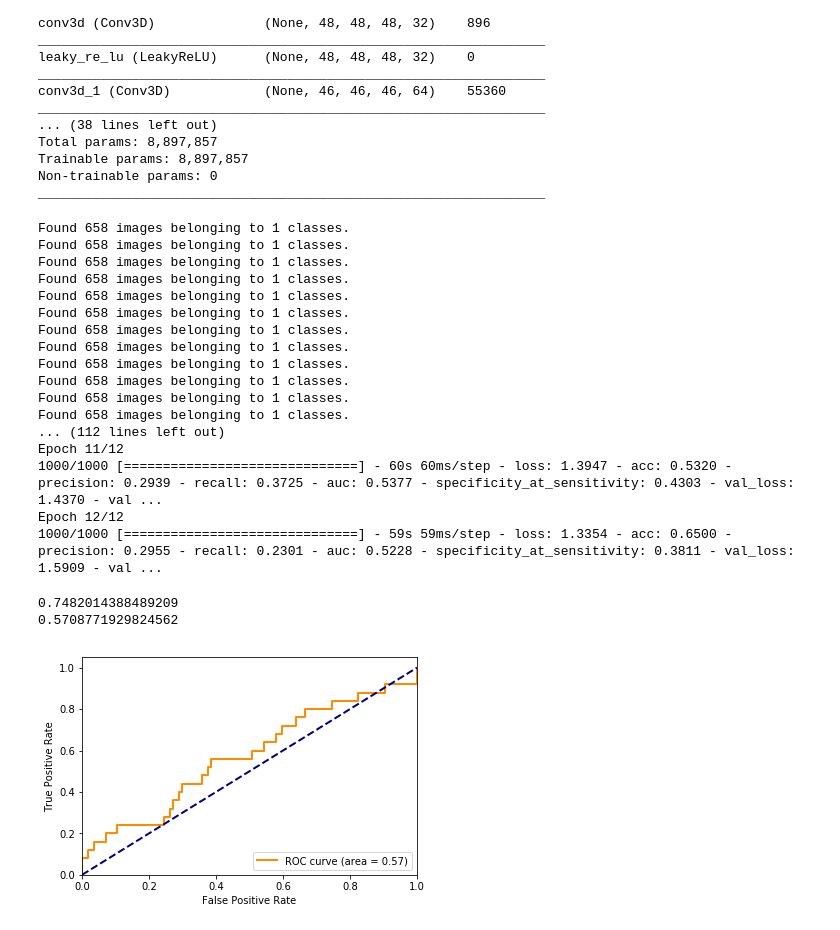
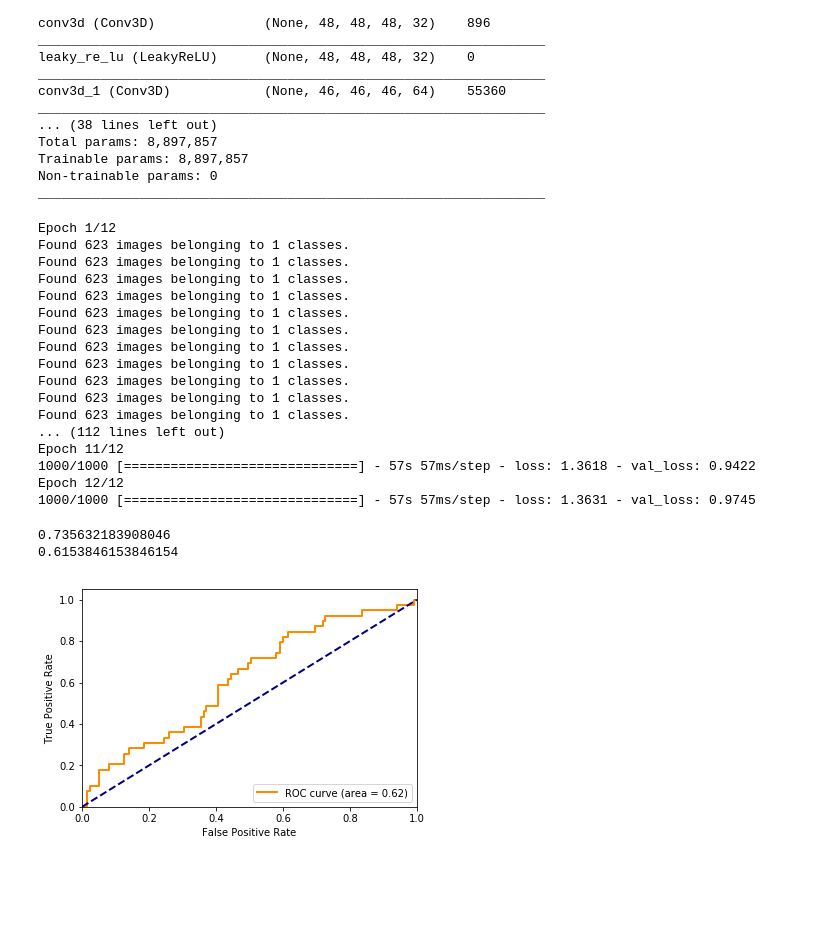
Before and after one commit to maggiebasta/lung-cancer-thesis, a Jupyter notebook: NLST/nlst_train.ipynb, the cells around one changed output. Saved outputs shown, nothing was run; the diff lists cells and outputs as text; code cells hidden in the pictures; blank space fills up the shorter version.

```diff
--- a/NLST/nlst_train.ipynb
+++ b/NLST/nlst_train.ipynb
@@ -86,18 +60,0 @@ show_augmentation('data/nlst_train/image_roi_3d/25/0.tif', image_generator, n_ro
-# %%
-def convert_to_logits(y_pred):
-    y_pred = tf.clip_by_value(
-        y_pred, tf.keras.backend.epsilon(),
-        1 - tf.keras.backend.epsilon()
-    )
-
-    return tf.math.log(y_pred / (1 - y_pred))
-
-
-def weighted_cross_entropy(y_true, y_pred):
-    y_pred = convert_to_logits(y_pred)
-    loss = tf.nn.weighted_cross_entropy_with_logits(
-        logits=y_pred,
-        labels=y_true,
-        pos_weight=1050
-    )
-    return tf.reduce_mean(loss)
@@ -126,0 +61,7 @@ Call initializer instance with the dtype argument instead of passing it to the c
+# %%
+model = CNN_3D(input_shape=(50, 50, 50, 1))
+
+model.compile(
+    optimizer = tf.keras.optimizers.Adam(lr = 5e-5),
+    loss=weighted_cross_entropy,
+)
@@ -153,23 +98,23 @@ model_history = model.fit_generator(
     epochs = 12
 )
 # %% [output]
-Found 658 images belonging to 1 classes.
-Found 658 images belonging to 1 classes.
-Found 658 images belonging to 1 classes.
-Found 658 images belonging to 1 classes.
-Found 658 images belonging to 1 classes.
-Found 658 images belonging to 1 classes.
-Found 658 images belonging to 1 classes.
-Found 658 images belonging to 1 classes.
-Found 658 images belonging to 1 classes.
-Found 658 images belonging to 1 classes.
-Found 658 images belonging to 1 classes.
-Found 658 images belonging to 1 classes.
+Epoch 1/12
+Found 623 images belonging to 1 classes.
+Found 623 images belonging to 1 classes.
+Found 623 images belonging to 1 classes.
+Found 623 images belonging to 1 classes.
+Found 623 images belonging to 1 classes.
+Found 623 images belonging to 1 classes.
+Found 623 images belonging to 1 classes.
+Found 623 images belonging to 1 classes.
+Found 623 images belonging to 1 classes.
+Found 623 images belonging to 1 classes.
+Found 623 images belonging to 1 classes.
 ... (112 lines left out)
 Epoch 11/12
-1000/1000 [==============================] - 60s 60ms/step - loss: 1.3947 - acc: 0.5320 - precision: 0.2939 - recall: 0.3725 - auc: 0.5377 - specificity_at_sensitivity: 0.4303 - val_loss: 1.4370 - val ...
+1000/1000 [==============================] - 57s 57ms/step - loss: 1.3618 - val_loss: 0.9422
 Epoch 12/12
-1000/1000 [==============================] - 59s 59ms/step - loss: 1.3354 - acc: 0.6500 - precision: 0.2955 - recall: 0.2301 - auc: 0.5228 - specificity_at_sensitivity: 0.3811 - val_loss: 1.5909 - val ...
+1000/1000 [==============================] - 57s 57ms/step - loss: 1.3631 - val_loss: 0.9745
 # %%
 model.save('nlst_cnn.hdf5')
 # %%
@@ -203,16 +148,16 @@ for im in os.listdir('data/nlst_test/image_roi_3d/pkls/'):
 # %%
 Xs = np.array(Xs)
 Ys = np.array(Ys)
-x = np.concatenate([model.predict(Xs[i*10:(i+1)*10]) for i in range(14)])
-print(accuracy_score(Ys, np.round(x)))
-print(roc_auc_score(Ys, x))
+preds = np.concatenate([model.predict(Xs[i*5:(i+1)*5]) for i in range(35)])
+print(accuracy_score(Ys, np.round(preds)))
+print(roc_auc_score(Ys, preds))
 
 fig, ax = plt.subplots(1, 1)
-plot_auc(Ys, x, ax)
+plot_auc(Ys, preds, ax)
 # %% [output]
-0.7482014388489209
-0.5708771929824562
+0.735632183908046
+0.6153846153846154
-[figure, old version]
+[figure, new version]
 # %%
 patient_preds_mean = []
 patient_preds_greatest = []
```
Also changed, not shown: parts of 9 cells of this notebook, 9 other files.
